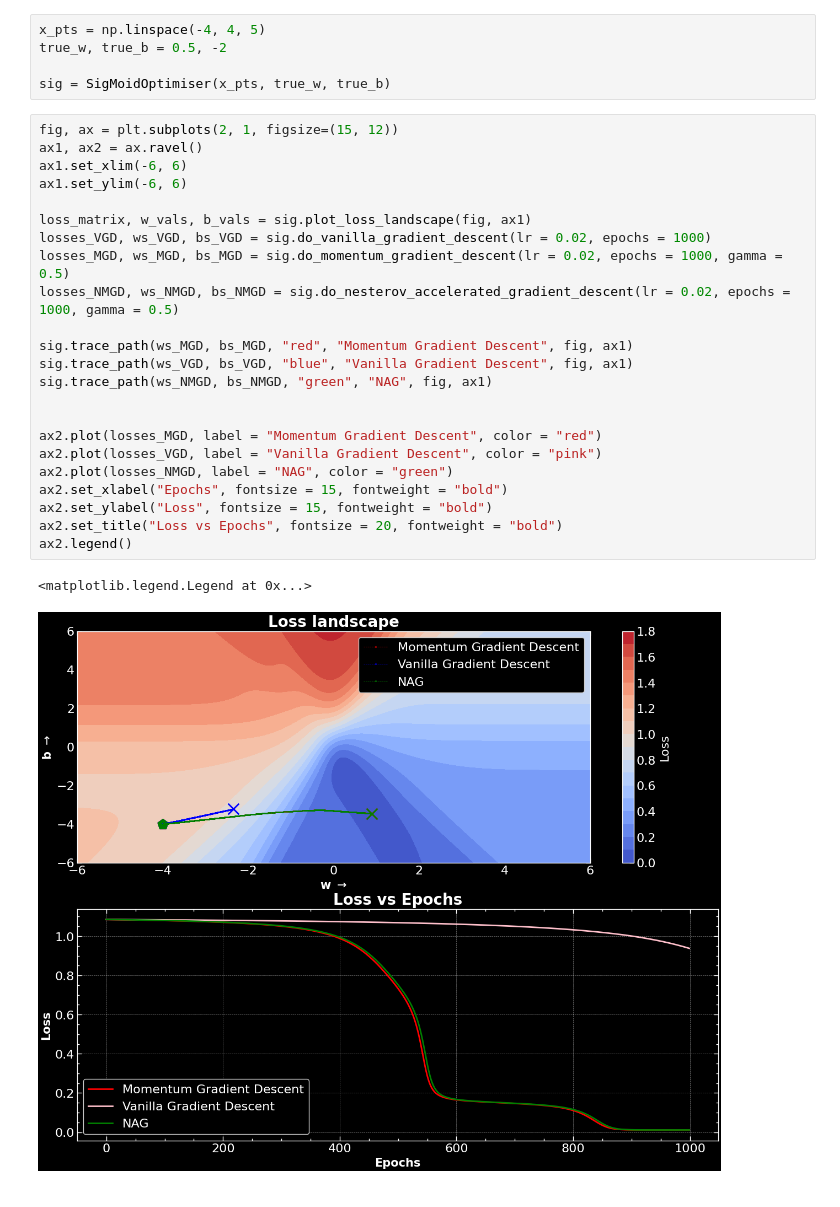
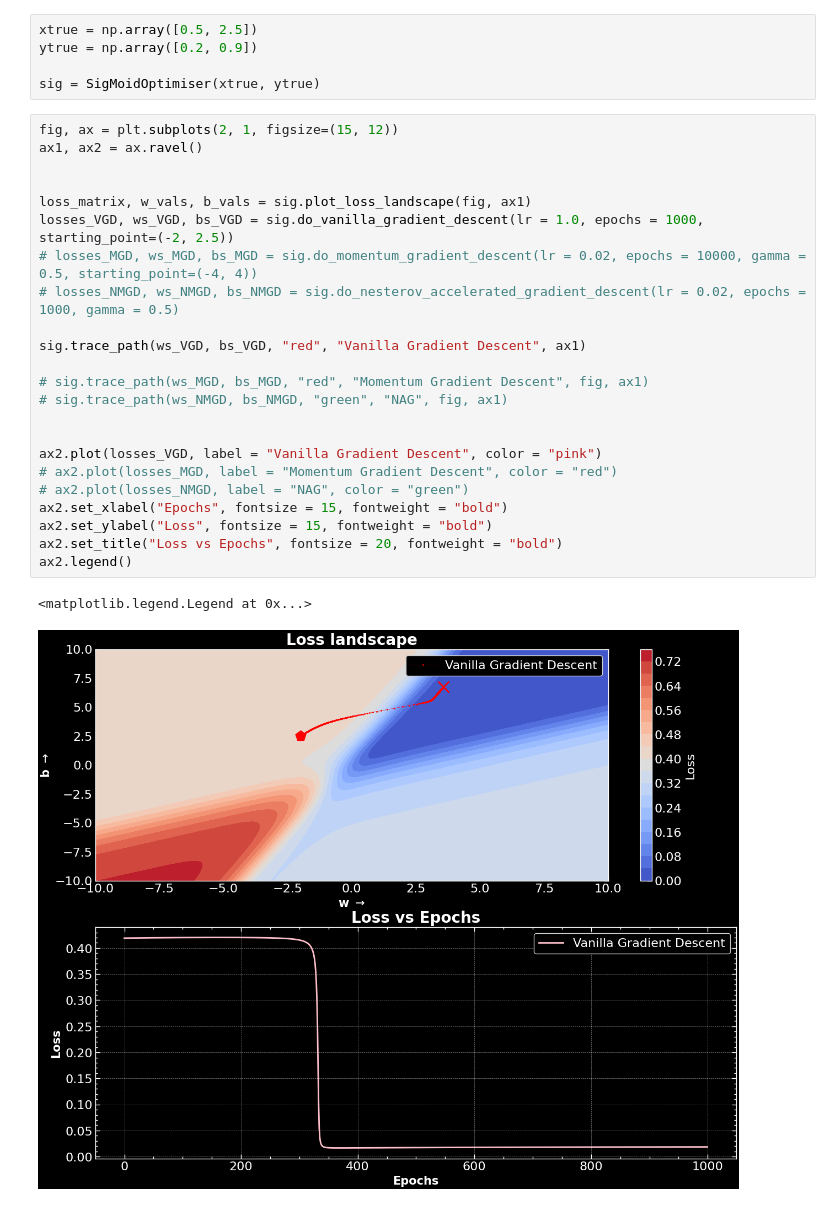
Before and after one commit to ScientificArchisman/Numerical-methods, a Jupyter notebook: Optimisation_algorithms/optim.ipynb, the cells around one changed output. Saved outputs shown, nothing was run; the diff lists cells and outputs as text.

```diff
--- a/Optimisation_algorithms/optim.ipynb
+++ b/Optimisation_algorithms/optim.ipynb
@@ -127,34 +141,34 @@ class SigMoidOptimiser:
         ax.set_title("Loss landscape", fontsize = 20, fontweight = "bold")
         fig.colorbar(cax, ax=ax, orientation="vertical", label = "Loss")
         return loss_matrix, w_values, b_values
-# %%
-x_pts = np.linspace(-4, 4, 5)
-true_w, true_b = 0.5, -2
-
-sig = SigMoidOptimiser(x_pts, true_w, true_b)
+# %%
+xtrue = np.array([0.5, 2.5])
+ytrue = np.array([0.2, 0.9])
+
+sig = SigMoidOptimiser(xtrue, ytrue)
 # %%
 fig, ax = plt.subplots(2, 1, figsize=(15, 12))
 ax1, ax2 = ax.ravel()
-ax1.set_xlim(-6, 6)
-ax1.set_ylim(-6, 6)
+
 
 loss_matrix, w_vals, b_vals = sig.plot_loss_landscape(fig, ax1)
-losses_VGD, ws_VGD, bs_VGD = sig.do_vanilla_gradient_descent(lr = 0.02, epochs = 1000)
-losses_MGD, ws_MGD, bs_MGD = sig.do_momentum_gradient_descent(lr = 0.02, epochs = 1000, gamma = 0.5)
-losses_NMGD, ws_NMGD, bs_NMGD = sig.do_nesterov_accelerated_gradient_descent(lr = 0.02, epochs = 1000, gamma = 0.5)
+losses_VGD, ws_VGD, bs_VGD = sig.do_vanilla_gradient_descent(lr = 1.0, epochs = 1000, starting_point=(-2, 2.5))
+# losses_MGD, ws_MGD, bs_MGD = sig.do_momentum_gradient_descent(lr = 0.02, epochs = 10000, gamma = 0.5, starting_point=(-4, 4))
+# losses_NMGD, ws_NMGD, bs_NMGD = sig.do_nesterov_accelerated_gradient_descent(lr = 0.02, epochs = 1000, gamma = 0.5)
 
-sig.trace_path(ws_MGD, bs_MGD, "red", "Momentum Gradient Descent", fig, ax1)
-sig.trace_path(ws_VGD, bs_VGD, "blue", "Vanilla Gradient Descent", fig, ax1)
-sig.trace_path(ws_NMGD, bs_NMGD, "green", "NAG", fig, ax1)
+sig.trace_path(ws_VGD, bs_VGD, "red", "Vanilla Gradient Descent", ax1)
+
+# sig.trace_path(ws_MGD, bs_MGD, "red", "Momentum Gradient Descent", fig, ax1)
+# sig.trace_path(ws_NMGD, bs_NMGD, "green", "NAG", fig, ax1)
 
 
-ax2.plot(losses_MGD, label = "Momentum Gradient Descent", color = "red")
 ax2.plot(losses_VGD, label = "Vanilla Gradient Descent", color = "pink")
-ax2.plot(losses_NMGD, label = "NAG", color = "green")
+# ax2.plot(losses_MGD, label = "Momentum Gradient Descent", color = "red")
+# ax2.plot(losses_NMGD, label = "NAG", color = "green")
 ax2.set_xlabel("Epochs", fontsize = 15, fontweight = "bold")
 ax2.set_ylabel("Loss", fontsize = 15, fontweight = "bold")
 ax2.set_title("Loss vs Epochs", fontsize = 20, fontweight = "bold")
 ax2.legend()
 # %% [output]
 <matplotlib.legend.Legend at 0x...>
-[figure, old version]
+[figure, new version]
```
Also changed, not shown: parts of 4 cells of this notebook, 1 other file.
